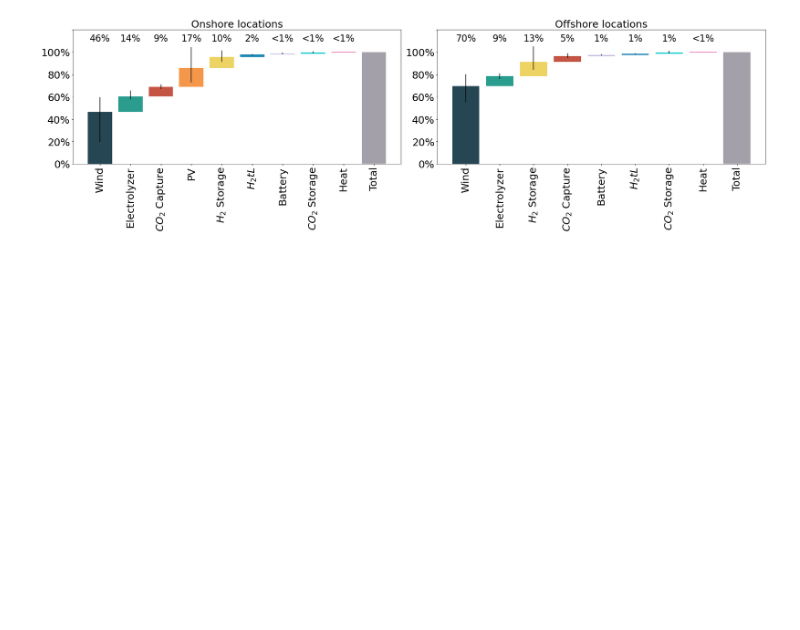
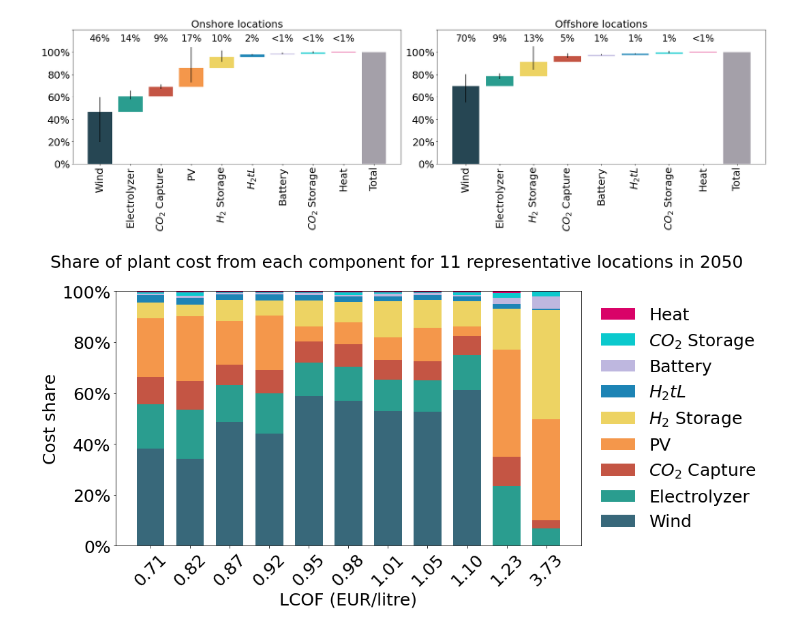
Before and after one commit to kwdseymour/EuroSAFs, a Jupyter notebook: scripts/analysis/SI_figures.ipynb, the cells around one changed output. Saved outputs shown, nothing was run; the diff lists cells and outputs as text; code cells hidden in the pictures; blank space fills up the shorter version.

Commit message:
Update gitignore and add representative cost share SI figure

```diff
--- a/scripts/analysis/SI_figures.ipynb
+++ b/scripts/analysis/SI_figures.ipynb
@@ -699,6 +683,68 @@ plt.tight_layout()
 plt.savefig('../../gfx/cost_share_2050.png', bbox_inches='tight', dpi=400)
 # %% [output]
 [figure]
+# %%
+colors = ['#38687a','#2A9D8F','#C45544','#F4974B','#EDD363','#1D84B5','#BEB7DF','#0BC9CD','#D90368','#A4A0A9'] # Slightly lighter shade in the first color
+colormap = {x:colors[i] for i,x in enumerate(npv_cols)}
+
+onshore_npv_cols = ['wind_NPV', 'electrolyzer_NPV', 'CO2_NPV', 'PV_NPV', 'H2stor_NPV', 'H2tL_NPV', 'battery_NPV', 'CO2stor_NPV', 'heat_NPV', 'verify_NPV']
+col_name_map = {
+    'wind_NPV':'Wind',
+    'electrolyzer_NPV':'Electrolyzer',
+    'CO2_NPV':'$CO_{2}$ Capture',
+    'PV_NPV':'PV',
+    'H2stor_NPV':'$H_{2}$ Storage',
+    'H2tL_NPV':'$H_{2}tL$',
+    'battery_NPV':'Battery',
+    'CO2stor_NPV':'$CO_{2}$ Storage',
+    'heat_NPV':'Heat',
+    'verify_NPV':'Total'
+}
+cols = ['lat','lon','LCOF_liter'] + onshore_npv_cols
+df = costs_dict[2050].copy()
+df = df.loc[df.shore_designation=='onshore',cols]
+
+for col in onshore_npv_cols:
+    df[col] = df[col]/df['verify_NPV']
+
+quantiles = np.arange(0,1.01,0.1)
+quantile_indices = [abs(df.LCOF_liter - np.quantile(df.LCOF_liter, x)).idxmin() for x in quantiles]
+
+quant_set = df.loc[quantile_indices]
+quant_set['Percentile'] = [f'{x*100:.0f}%' for x in quantiles]
+quant_set.loc[quant_set.index[0],'Percentile'] = 'Min'
+quant_set.loc[quant_set.index[-1],'Percentile'] = 'Max'
+
+fig, ax = plt.subplots(figsize=(15,7.5))
+fontsize = 25
+bottom = np.zeros(len(quant_set))
+
+for i,col in enumerate(onshore_npv_cols[:-1]):
+    p = ax.bar(quant_set['LCOF_liter'].apply(lambda x: f'{x:0.2f}'), quant_set[col], width=0.7, label=col_name_map[col], bottom=bottom, color=colors[i])
+    bottom += quant_set[col]
+
+for tick in ax.get_xticklabels():
+    tick.set_rotation(45)
+
+ax.set_ylim(0,1)
+ax.yaxis.set_ticks(ax.get_yticks()) # This line is only intended to supress a warning resulting from the following
+new_ticks = [f'{x*100:.0f}%' for x in ax.get_yticks()]
+# new_ticks[-1] = ''
+ax.set_yticklabels(new_ticks)
+
+ax.tick_params(labelsize=fontsize)
+ax.set_xlabel('LCOF (EUR/litre)', fontsize=fontsize)
+ax.set_ylabel('Cost share', fontsize=fontsize)
+
+handles, labels = ax.get_legend_handles_labels()
+ax.legend(handles[::-1], labels[::-1], loc='center left', bbox_to_anchor=(1.01,0.5), fontsize=fontsize, frameon=False)
+
+ax.set_title('Share of plant cost from each component for 11 representative locations in 2050', x=-0.14, ha='left', fontsize=fontsize, pad=35)
+
+plt.tight_layout()
+plt.savefig('../../gfx/representative_cost_shares_2050.png', bbox_inches='tight', dpi=400)
+# %% [output]
+[figure, added]
 # %%
 
 
```
Also changed, not shown: parts of 1 cell of this notebook, 2 other files.
